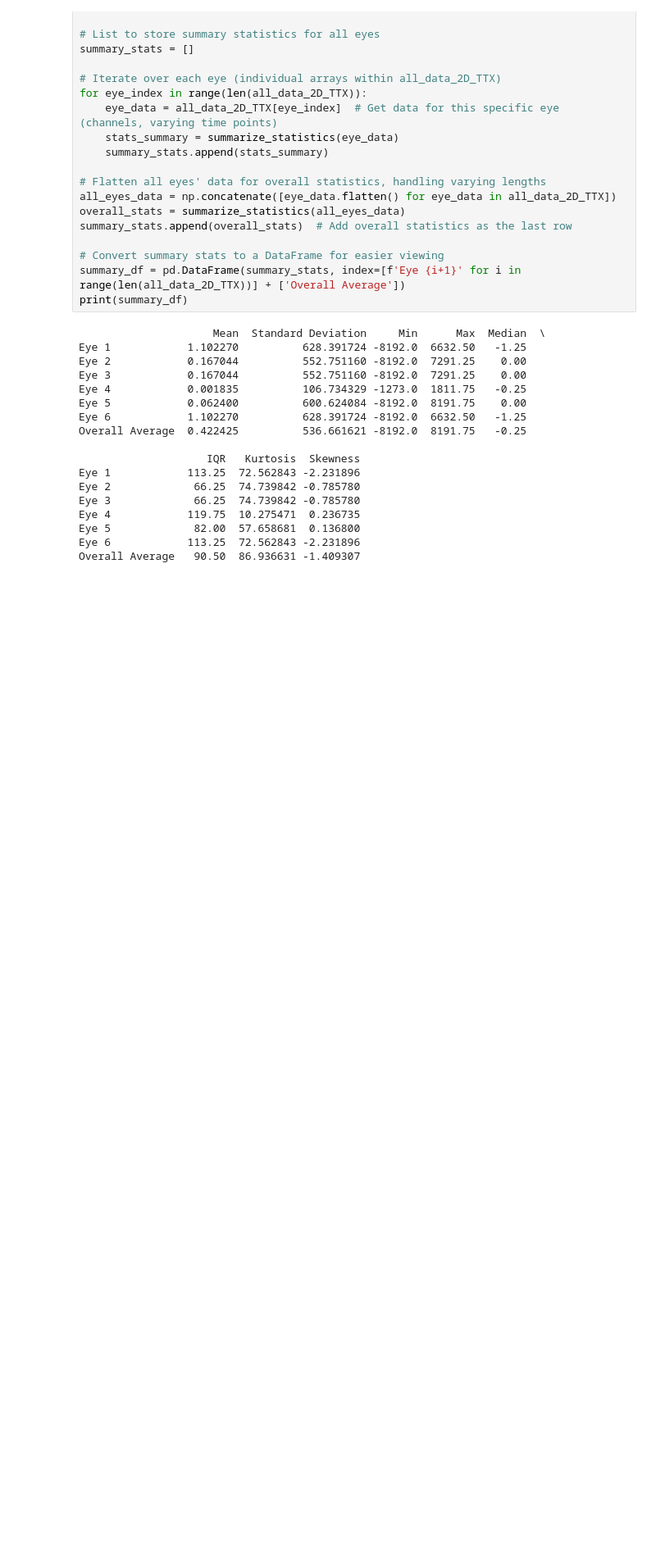
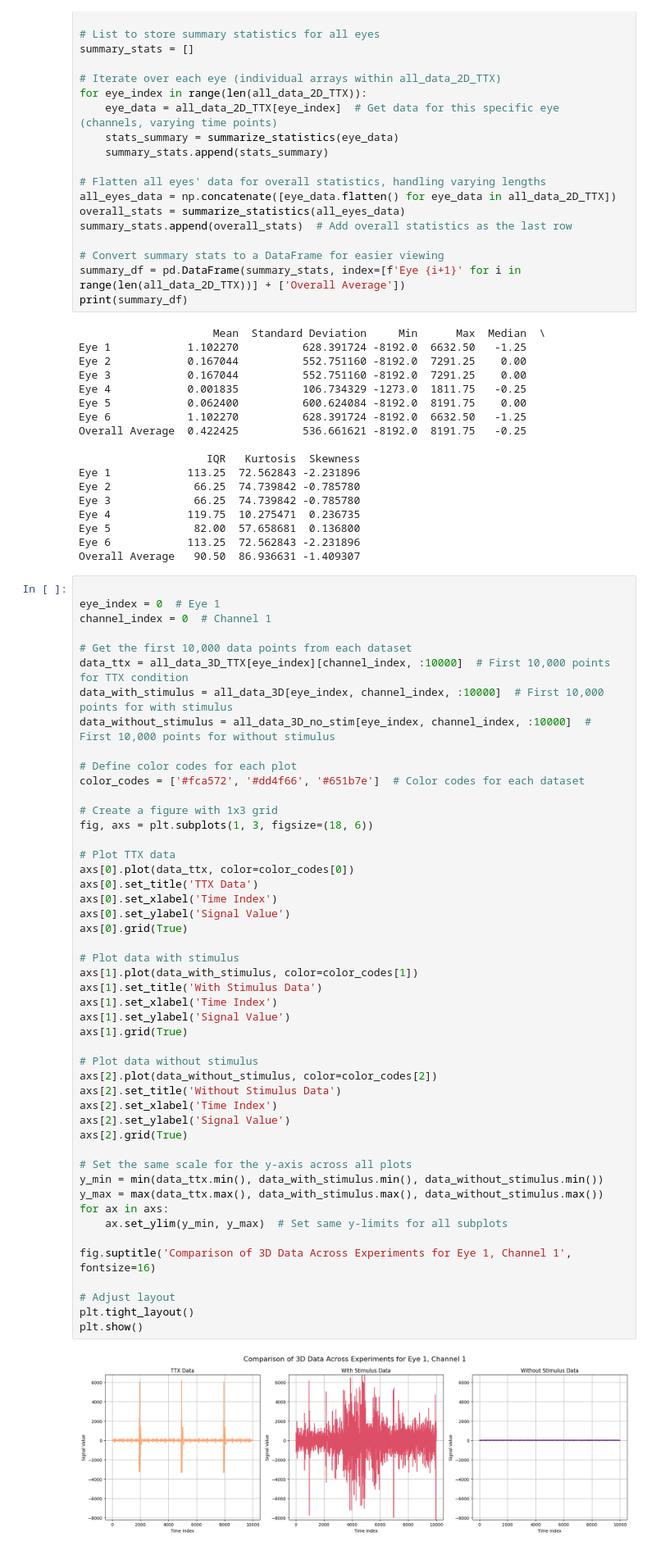
Before and after one commit to Whitesheep18/retinal-ecap-detection, a Jupyter notebook: ml_scripts/data_overview.ipynb, the cells around one changed output. Shown at 82% size. Saved outputs shown, nothing was run; the diff lists cells and outputs as text; blank space fills up the shorter version.

```diff
--- a/ml_scripts/data_overview.ipynb
+++ b/ml_scripts/data_overview.ipynb
@@ -535,3 +534,53 @@ Eye 4            119.75  10.275471  0.236735
 Eye 5             82.00  57.658681  0.136800
 Eye 6            113.25  72.562843 -2.231896
 Overall Average   90.50  86.936631 -1.409307
+# %%
+
+eye_index = 0  # Eye 1
+channel_index = 0  # Channel 1
+
+# Get the first 10,000 data points from each dataset
+data_ttx = all_data_3D_TTX[eye_index][channel_index, :10000]  # First 10,000 points for TTX condition
+data_with_stimulus = all_data_3D[eye_index, channel_index, :10000]  # First 10,000 points for with stimulus
+data_without_stimulus = all_data_3D_no_stim[eye_index, channel_index, :10000]  # First 10,000 points for without stimulus
+
+# Define color codes for each plot
+color_codes = ['#fca572', '#dd4f66', '#651b7e']  # Color codes for each dataset
+
+# Create a figure with 1x3 grid
+fig, axs = plt.subplots(1, 3, figsize=(18, 6))
+
+# Plot TTX data
+axs[0].plot(data_ttx, color=color_codes[0])
+axs[0].set_title('TTX Data')
+axs[0].set_xlabel('Time Index')
+axs[0].set_ylabel('Signal Value')
+axs[0].grid(True)
+
+# Plot data with stimulus
+axs[1].plot(data_with_stimulus, color=color_codes[1])
+axs[1].set_title('With Stimulus Data')
+axs[1].set_xlabel('Time Index')
+axs[1].set_ylabel('Signal Value')
+axs[1].grid(True)
+
+# Plot data without stimulus
+axs[2].plot(data_without_stimulus, color=color_codes[2])
+axs[2].set_title('Without Stimulus Data')
+axs[2].set_xlabel('Time Index')
+axs[2].set_ylabel('Signal Value')
+axs[2].grid(True)
+
+# Set the same scale for the y-axis across all plots
+y_min = min(data_ttx.min(), data_with_stimulus.min(), data_without_stimulus.min())
+y_max = max(data_ttx.max(), data_with_stimulus.max(), data_without_stimulus.max())
+for ax in axs:
+    ax.set_ylim(y_min, y_max)  # Set same y-limits for all subplots
+
+fig.suptitle('Comparison of 3D Data Across Experiments for Eye 1, Channel 1', fontsize=16)
+
+# Adjust layout
+plt.tight_layout()
+plt.show()
+# %% [output]
+[figure, added]
```
Also changed, not shown: parts of 1 cell of this notebook, 2 other files.
